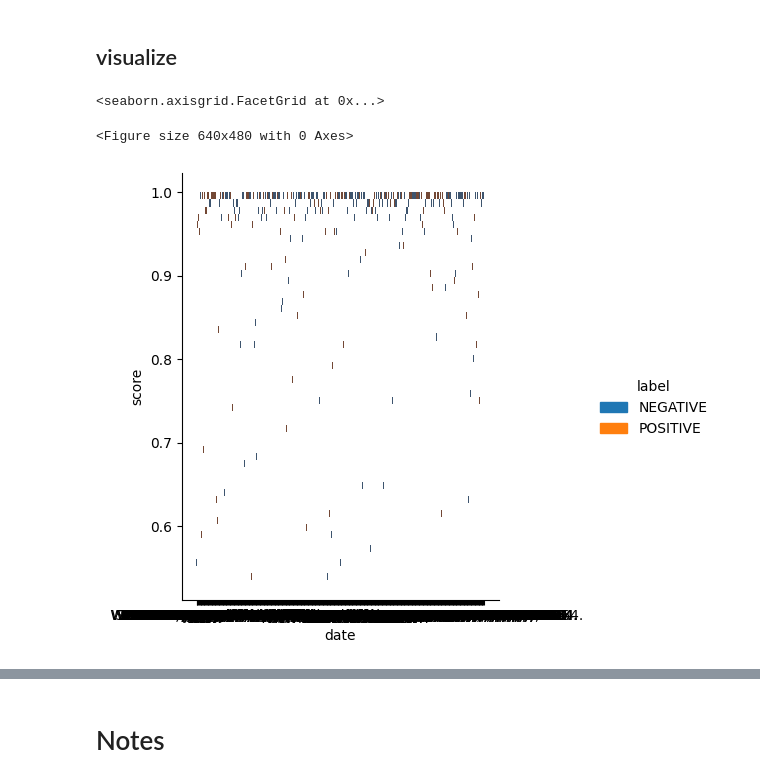
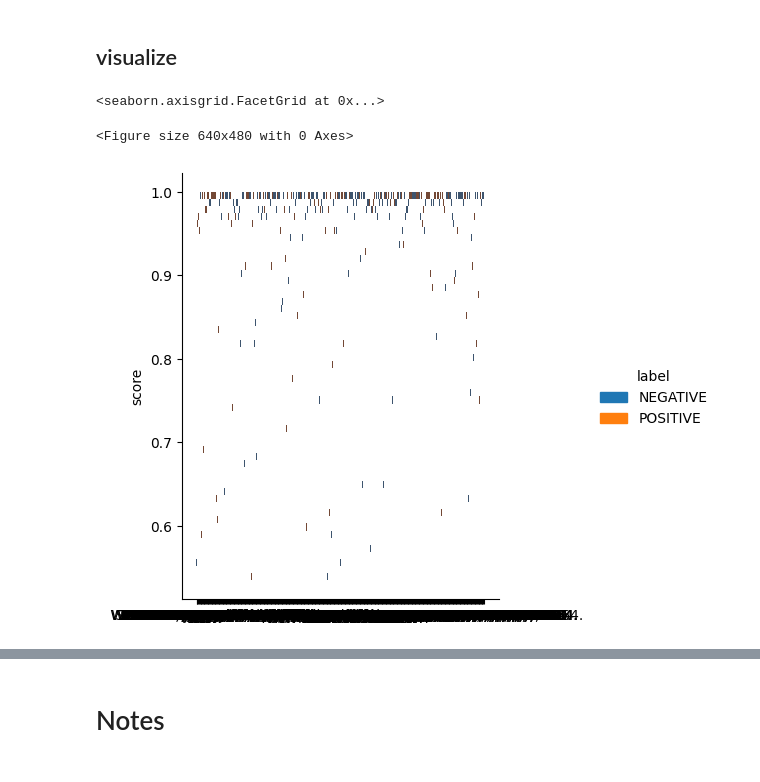
Before and after one commit to Ferrari-7/sentiment-in-the-recollections-of-a-soldier, a Jupyter notebook: notes.ipynb, the cells around one changed output, grey strips where cells are left out. Drawn from its saved outputs; the diff is of its cells as text; code cells hidden in the pictures.

```diff
--- a/notes.ipynb
+++ b/notes.ipynb
@@ -282,14 +282,15 @@ df.to_csv(os.path.join("out", "results.csv"))
 ## visualize
 # %%
 plt.clf()
-sns.displot(data = df,
+vis = sns.displot(data = df,
             x = "date",
             y = "score",
             hue = "label")
+vis.set(xlabel=None)
 # %% [output]
 <seaborn.axisgrid.FacetGrid at 0x...>
 <Figure size 640x480 with 0 Axes>
-[figure, old version]
+[figure, new version]
 # %%
 plt.clf()
 sns.catplot(data = df,
```
Also changed, not shown: parts of 7 cells of this notebook.
